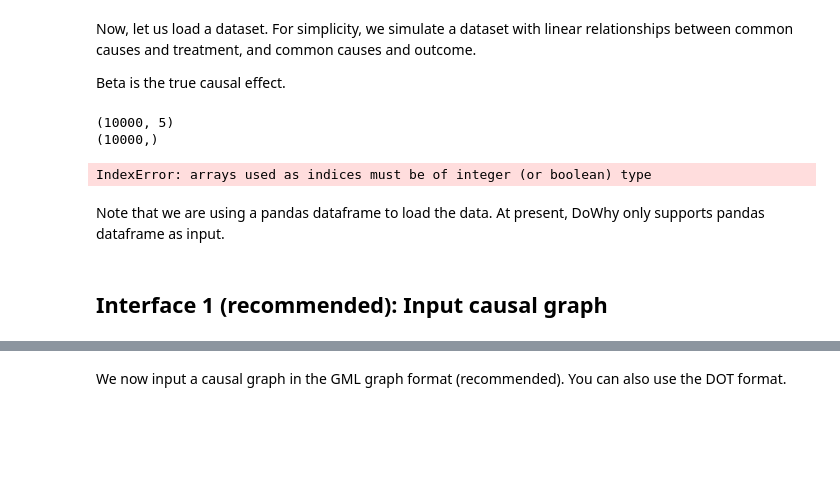
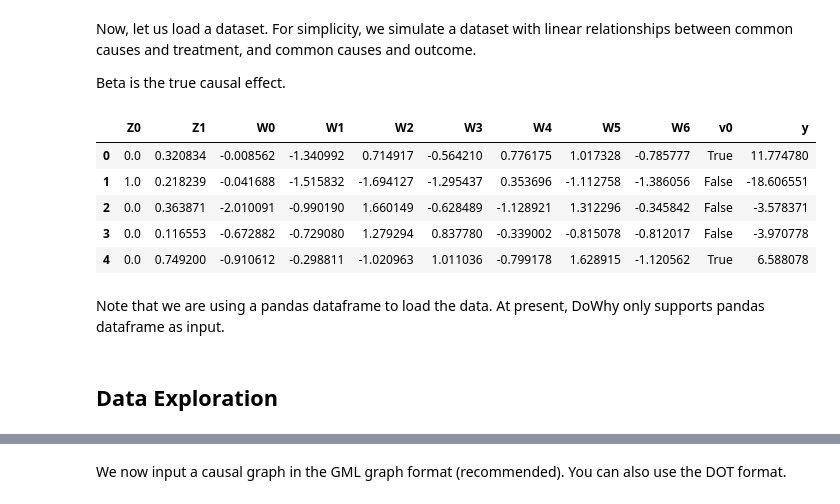
Before and after one commit to bicudorafa/causal-inference-essay-dowhy, a Jupyter notebook: dowhy_example.ipynb, the cells around one changed output, grey strips where cells are left out. Cells and saved outputs as stored; diff of their text form; code cells hidden in the pictures; blank space fills up the shorter version.

```diff
--- a/dowhy_example.ipynb
+++ b/dowhy_example.ipynb
@@ -25,23 +24,23 @@ Now, let us load a dataset. For simplicity, we simulate a dataset with linear re
 
 Beta is the true causal effect.
 # %%
-data = dowhy.datasets.linear_dataset(beta=10,
-        num_common_causes=5,
-        num_instruments = 2,
-        num_effect_modifiers=1,
-        num_samples=10000,
+data = dowhy.datasets.linear_dataset(beta=10, # causal coef
+        num_common_causes=7, # cofounders
+        num_instruments = 2, #vi
+        num_treatments=1, # treatment
+        num_samples=10000, # sample
         treatment_is_binary=True,
-        num_discrete_common_causes=1)
+        outcome_is_binary=False)
 df = data["df"]
-print(df.head())
-print(data["dot_graph"])
-print("\n")
-print(data["gml_graph"])
+df.head()
 # %% [output]
-(10000, 5)
-(10000,)
-IndexError: arrays used as indices must be of integer (or boolean) type
+|  | Z0 | Z1 | W0 | W1 | W2 | W3 | W4 | W5 | W6 | v0 | y |
+| 0 | 0.0 | 0.320834 | -0.008562 | -1.340992 | 0.714917 | -0.564210 | 0.776175 | 1.017328 | -0.785777 | True | 11.774780 |
+| 1 | 1.0 | 0.218239 | -0.041688 | -1.515832 | -1.694127 | -1.295437 | 0.353696 | -1.112758 | -1.386056 | False | -18.606551 |
+| 2 | 0.0 | 0.363871 | -2.010091 | -0.990190 | 1.660149 | -0.628489 | -1.128921 | 1.312296 | -0.345842 | False | -3.578371 |
+| 3 | 0.0 | 0.116553 | -0.672882 | -0.729080 | 1.279294 | 0.837780 | -0.339002 | -0.815078 | -0.812017 | False | -3.970778 |
+| 4 | 0.0 | 0.749200 | -0.910612 | -0.298811 | -1.020963 | 1.011036 | -0.799178 | 1.628915 | -1.120562 | True | 6.588078 |
 # %% [markdown]
 Note that we are using a pandas dataframe to load the data. At present, DoWhy only supports pandas dataframe as input.
-# %% [markdown]
-## Interface 1 (recommended): Input causal graph
+# %% [markdown]
+## Data Exploration
```
Also changed, not shown: parts of 18 cells of this notebook, 2 other files.
